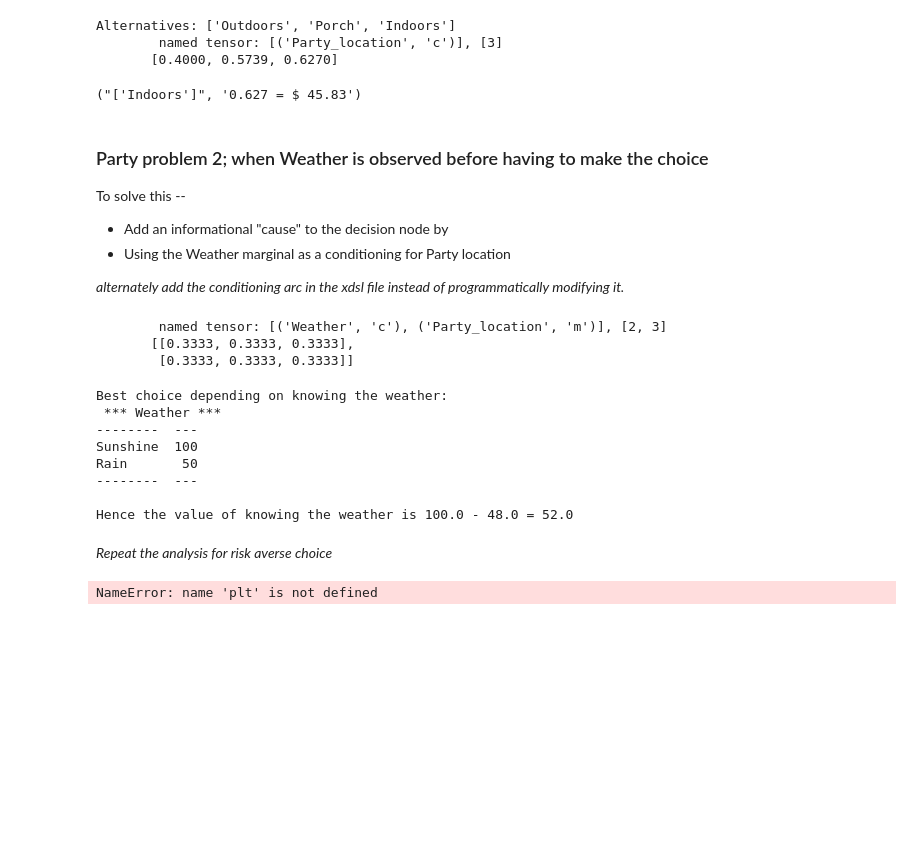
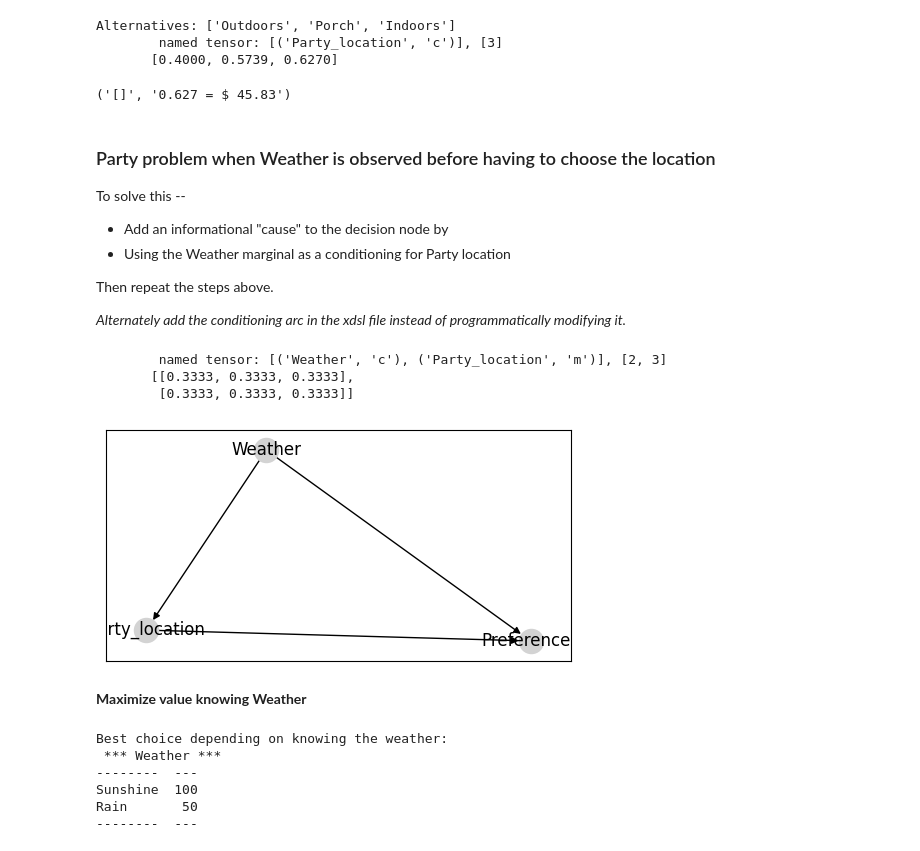
Before and after one commit to jmagosta/bayes, a Jupyter notebook: partyproblem/partyproblem_xdsl_bis.ipynb, the cells around one changed output. Cells and saved outputs as stored; diff of their text form; code cells hidden in the pictures; blank space fills up the shorter version.

Commit message:
party problem bis - all four solutions

```diff
--- a/partyproblem/partyproblem_xdsl_bis.ipynb
+++ b/partyproblem/partyproblem_xdsl_bis.ipynb
@@ -321,34 +316,46 @@ Alternatives: ['Outdoors', 'Porch', 'Indoors']
        [0.4000, 0.5739, 0.6270]
 # %%
 v, which_choice = maximize_utility(expected_utility, pp_net.get_potential("Party_location"))
+certain_equivalent = delta_inverse_utility(v.cpt.item(), exponand = 0.5, normalize = 50)
+expected_values.loc['risk-averse', 'no_info'] = certain_equivalent
 str(np.array(alternatives)[which_choice.policy == 1]),\
-f'{v.cpt.item():.3f} = $ {delta_inverse_utility(v.cpt.item(), exponand = 0.5, normalize = 50):.2f}'
+f'{v.cpt.item():.3f} = $ {certain_equivalent:.2f}'
 # %% [output]
-("['Indoors']", '0.627 = $ 45.83')
+('[]', '0.627 = $ 45.83')
 # %% [markdown]
-### Party problem 2; when Weather is observed before having to make the choice
+### Party problem when Weather is observed before having to choose the location
 
 To solve this --
 
 * Add an informational "cause" to the decision node by
 * Using the Weather marginal as a conditioning for Party location
 
-_alternately add the conditioning arc in the xdsl file instead of programmatically modifying it._
+Then repeat the steps above.
+
+_Alternately add the conditioning arc in the xdsl file instead of programmatically modifying it._
-# %%
-conditioned_choice = condition_decision(location_choice, weather_marginal)
-conditioned_choice.pr_potential()
-# %% [output]
-        named tensor: [('Weather', 'c'), ('Party_location', 'm')], [2, 3]
-       [[0.3333, 0.3333, 0.3333],
-        [0.3333, 0.3333, 0.3333]]
+# %%
+# Adding the weather as a conditioning dimension to the decision
+conditioned_choice = condition_decision(location_choice, weather_marginal)
+conditioned_choice.pr_potential()
+# %% [output]
+        named tensor: [('Weather', 'c'), ('Party_location', 'm')], [2, 3]
+       [[0.3333, 0.3333, 0.3333],
+        [0.3333, 0.3333, 0.3333]]
+# %%
+pp_net.network.add_edge("Weather", "Party_location")
+pp_net.pr_network()
+# %% [output]
+[figure, added]
+# %% [markdown]
+__Maximize value knowing Weather__
 # %%
+
 max_cond_value, which_choice = maximize_utility(outcome_potential, conditioned_choice)
-# str(np.array(alternatives)[which_choice.policy == 1]), max_value.cpt.item()
 print('Best choice depending on knowing the weather:')
-# which_choice.policy
+# which_choice.policy contains the policy table
 BN.pr_table(max_cond_value, 'Weather', pp_net.get_node('Weather').get_states())
-print(f'\nHence the value of knowing the weather is {max_cond_value.cpt[0].item()} - {max_value.cpt.item()}'
-f' = {max_cond_value.cpt[0].item() - max_value.cpt.item()}')
+# print(f'\nHence the value of knowing the weather is {max_cond_value.cpt[0].item()} - {max_value.cpt.item()}'
+# f' = {max_cond_value.cpt[0].item() - max_value.cpt.item()}')
 # %% [output]
 Best choice depending on knowing the weather:
  *** Weather ***
@@ -356,18 +363,3 @@ Best choice depending on knowing the weather:
 Sunshine  100
 Rain       50
 --------  ---
-
-Hence the value of knowing the weather is 100.0 - 48.0 = 52.0
-# %% [markdown]
-_Repeat the analysis for risk averse choice_
-# %%
-# TODO what is the last dim?  Need to remove it.
-fig, ax = plt.subplots(1,2, figsize = (6, 2.6))
-policy_values_2d_a = pd.DataFrame(policy_values.squeeze(0)[:,:,1], columns = pp_net.n_dict['Detector']['states'],
-                                index = pp_net.n_dict['Party_location']['states'])
-sn.heatmap(policy_values_2d_a, annot=True, xticklabels=True, yticklabels=True, ax=ax[0])
-policy_values_2d_b = pd.DataFrame(policy_values.squeeze(0)[:,:,0], columns = pp_net.n_dict['Detector']['states'],
-                                index = pp_net.n_dict['Party_location']['states'])
-sn.heatmap(policy_values_2d_b, annot=True, xticklabels=True, yticklabels=True, ax=ax[1])
-# %% [output]
-NameError: name 'plt' is not defined
```
Also changed, not shown: parts of 40 cells of this notebook, 3 other files.
